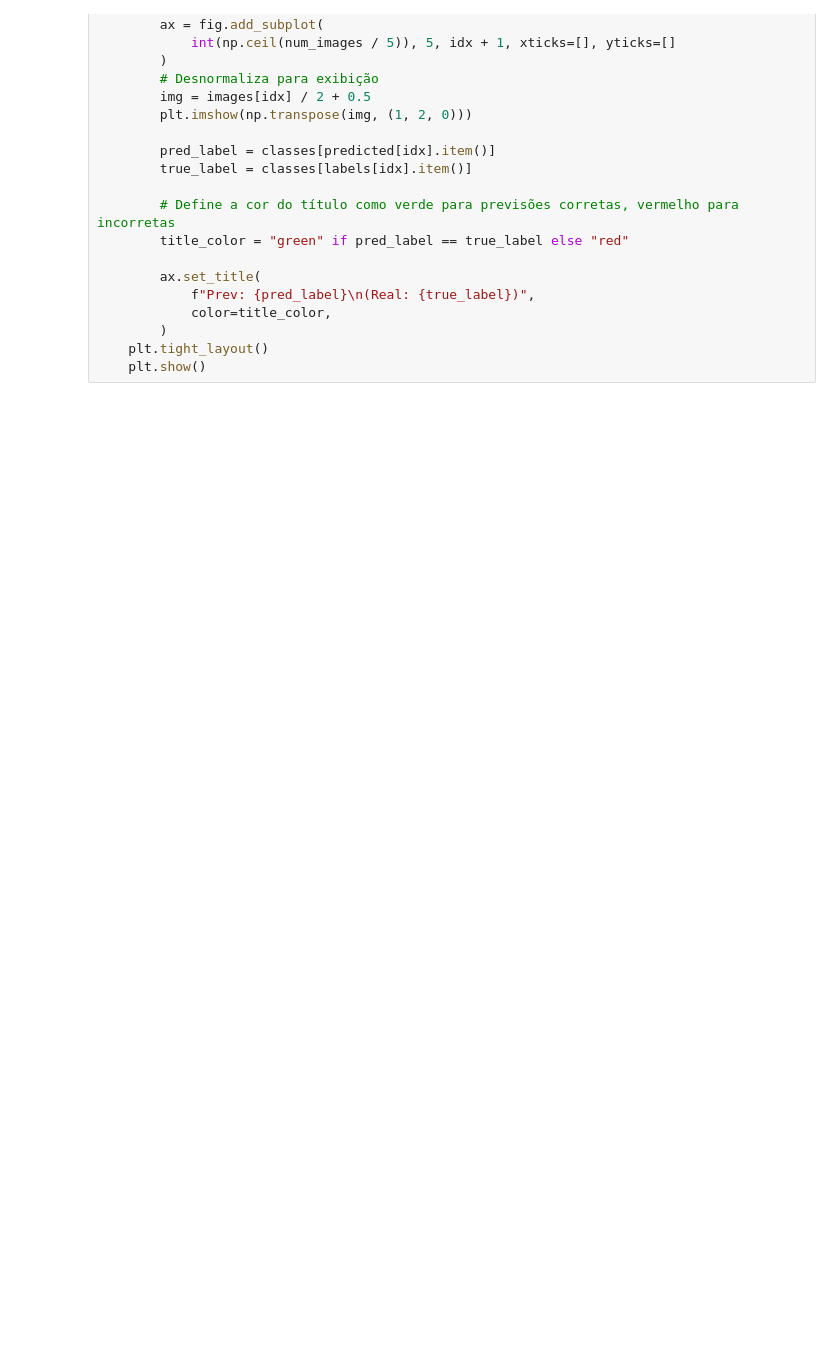
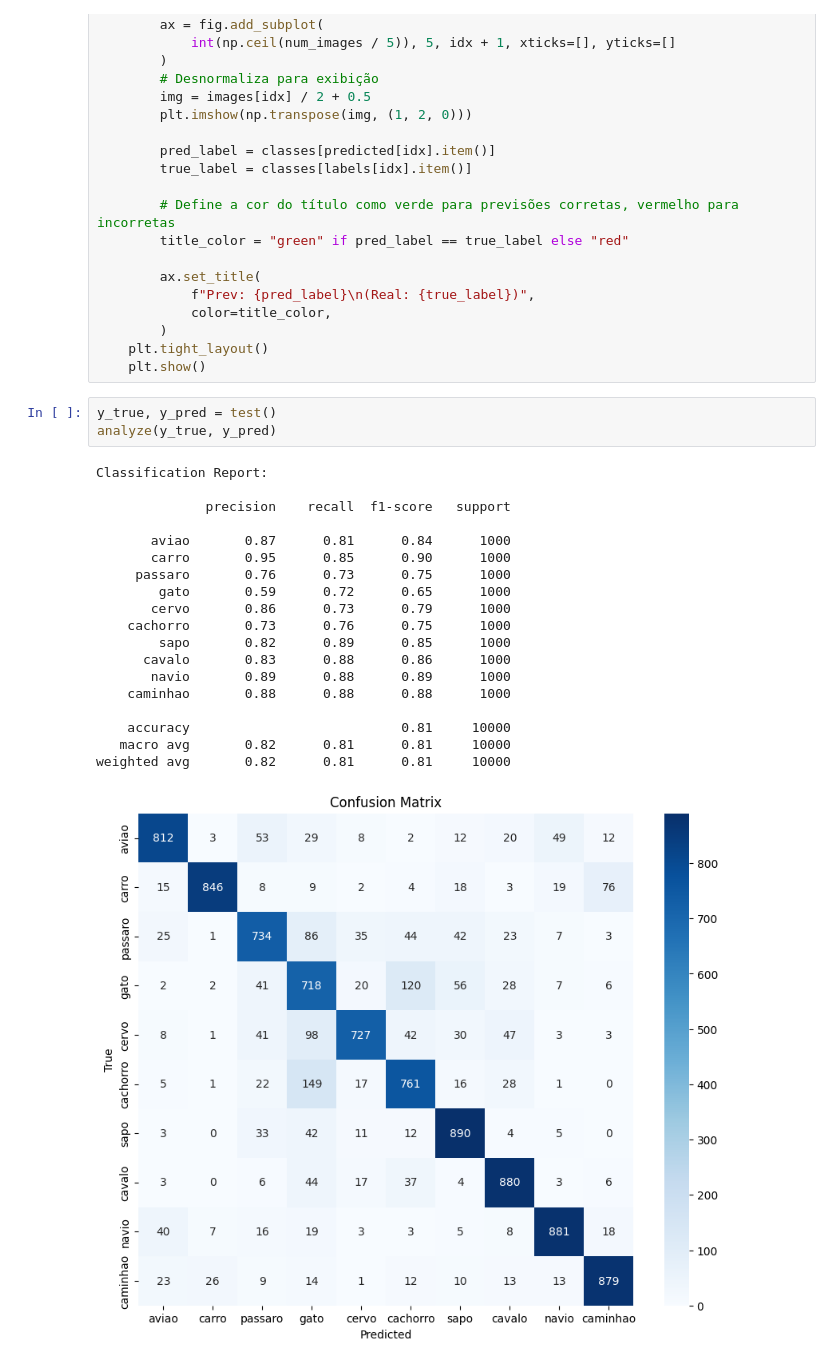
Before and after one commit to rbbh/deep_learning_practice, a Jupyter notebook: notebooks/pratice_cnn.ipynb, the cells around one changed output. Cells and saved outputs as stored; diff of their text form; blank space fills up the shorter version.

```diff
--- a/notebooks/pratice_cnn.ipynb
+++ b/notebooks/pratice_cnn.ipynb
@@ -339,3 +339,26 @@ def visualize_predictions(num_images=25):
         )
     plt.tight_layout()
     plt.show()
+# %%
+y_true, y_pred = test()
+analyze(y_true, y_pred)
+# %% [output]
+Classification Report:
+
+              precision    recall  f1-score   support
+
+       aviao       0.87      0.81      0.84      1000
+       carro       0.95      0.85      0.90      1000
+     passaro       0.76      0.73      0.75      1000
+        gato       0.59      0.72      0.65      1000
+       cervo       0.86      0.73      0.79      1000
+    cachorro       0.73      0.76      0.75      1000
+        sapo       0.82      0.89      0.85      1000
+      cavalo       0.83      0.88      0.86      1000
+       navio       0.89      0.88      0.89      1000
+    caminhao       0.88      0.88      0.88      1000
+
+    accuracy                           0.81     10000
+   macro avg       0.82      0.81      0.81     10000
+weighted avg       0.82      0.81      0.81     10000
+[figure, added]
```
Also changed, not shown: parts of 6 cells of this notebook, 1 other file.
